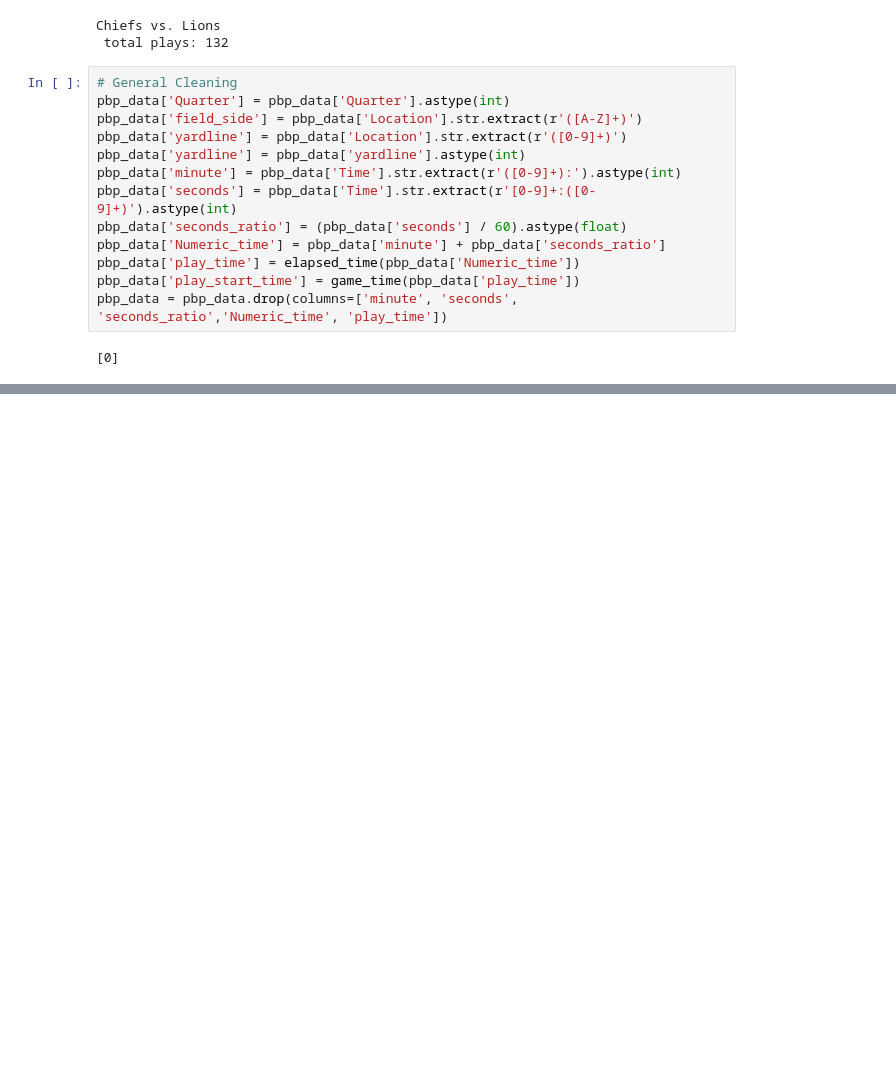
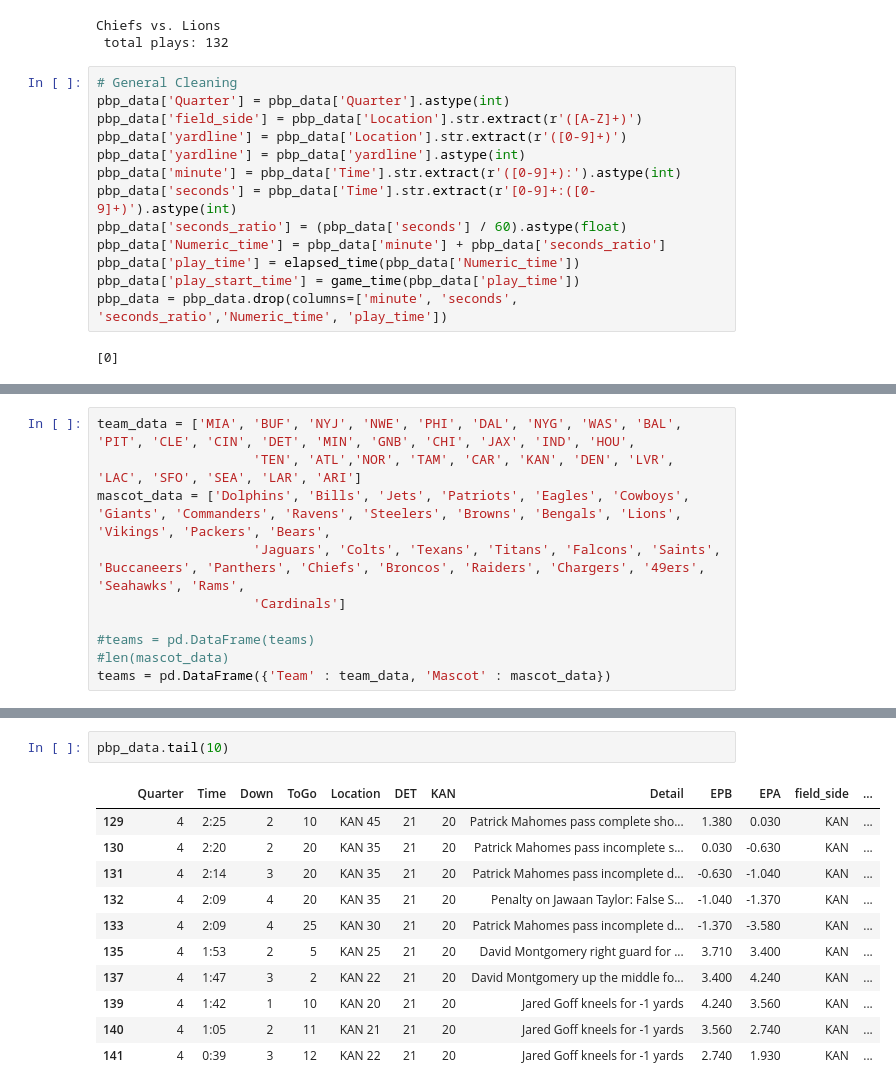
Before and after one commit to benkearsley/nfl_scraping_project, a Jupyter notebook: Game Data Collection.ipynb, the cells around one changed output, grey strips where cells are left out. Drawn from its saved outputs; the diff is of its cells as text; blank space fills up the shorter version.

```diff
--- a/Game Data Collection.ipynb
+++ b/Game Data Collection.ipynb
@@ -170,0 +284,10 @@ pbp_data = pbp_data.drop(columns=['minute', 'seconds', 'seconds_ratio','Numeric_
+# %%
+team_data = ['MIA', 'BUF', 'NYJ', 'NWE', 'PHI', 'DAL', 'NYG', 'WAS', 'BAL', 'PIT', 'CLE', 'CIN', 'DET', 'MIN', 'GNB', 'CHI', 'JAX', 'IND', 'HOU',
+                    'TEN', 'ATL','NOR', 'TAM', 'CAR', 'KAN', 'DEN', 'LVR', 'LAC', 'SFO', 'SEA', 'LAR', 'ARI']
+mascot_data = ['Dolphins', 'Bills', 'Jets', 'Patriots', 'Eagles', 'Cowboys', 'Giants', 'Commanders', 'Ravens', 'Steelers', 'Browns', 'Bengals', 'Lions', 'Vikings', 'Packers', 'Bears',
+                    'Jaguars', 'Colts', 'Texans', 'Titans', 'Falcons', 'Saints', 'Buccaneers', 'Panthers', 'Chiefs', 'Broncos', 'Raiders', 'Chargers', '49ers', 'Seahawks', 'Rams',
+                    'Cardinals']
+
+#teams = pd.DataFrame(teams)
+#len(mascot_data)
+teams = pd.DataFrame({'Team' : team_data, 'Mascot' : mascot_data})
@@ -170,0 +455,14 @@ pbp_data = pbp_data.drop(columns=['minute', 'seconds', 'seconds_ratio','Numeric_
+# %%
+pbp_data.tail(10)
+# %% [output]
+|  | Quarter | Time | Down | ToGo | Location | DET | KAN | Detail | EPB | EPA | field_side | ... |
+| 129 | 4 | 2:25 | 2 | 10 | KAN 45 | 21 | 20 | Patrick Mahomes pass complete sho... | 1.380 | 0.030 | KAN | ... |
+| 130 | 4 | 2:20 | 2 | 20 | KAN 35 | 21 | 20 | Patrick Mahomes pass incomplete s... | 0.030 | -0.630 | KAN | ... |
+| 131 | 4 | 2:14 | 3 | 20 | KAN 35 | 21 | 20 | Patrick Mahomes pass incomplete d... | -0.630 | -1.040 | KAN | ... |
+| 132 | 4 | 2:09 | 4 | 20 | KAN 35 | 21 | 20 | Penalty on Jawaan Taylor: False S... | -1.040 | -1.370 | KAN | ... |
+| 133 | 4 | 2:09 | 4 | 25 | KAN 30 | 21 | 20 | Patrick Mahomes pass incomplete d... | -1.370 | -3.580 | KAN | ... |
+| 135 | 4 | 1:53 | 2 | 5 | KAN 25 | 21 | 20 | David Montgomery right guard for ... | 3.710 | 3.400 | KAN | ... |
+| 137 | 4 | 1:47 | 3 | 2 | KAN 22 | 21 | 20 | David Montgomery up the middle fo... | 3.400 | 4.240 | KAN | ... |
+| 139 | 4 | 1:42 | 1 | 10 | KAN 20 | 21 | 20 | Jared Goff kneels for -1 yards | 4.240 | 3.560 | KAN | ... |
+| 140 | 4 | 1:05 | 2 | 11 | KAN 21 | 21 | 20 | Jared Goff kneels for -1 yards | 3.560 | 2.740 | KAN | ... |
+| 141 | 4 | 0:39 | 3 | 12 | KAN 22 | 21 | 20 | Jared Goff kneels for -1 yards | 2.740 | 1.930 | KAN | ... |
```
Also changed, not shown: parts of 17 cells of this notebook.
